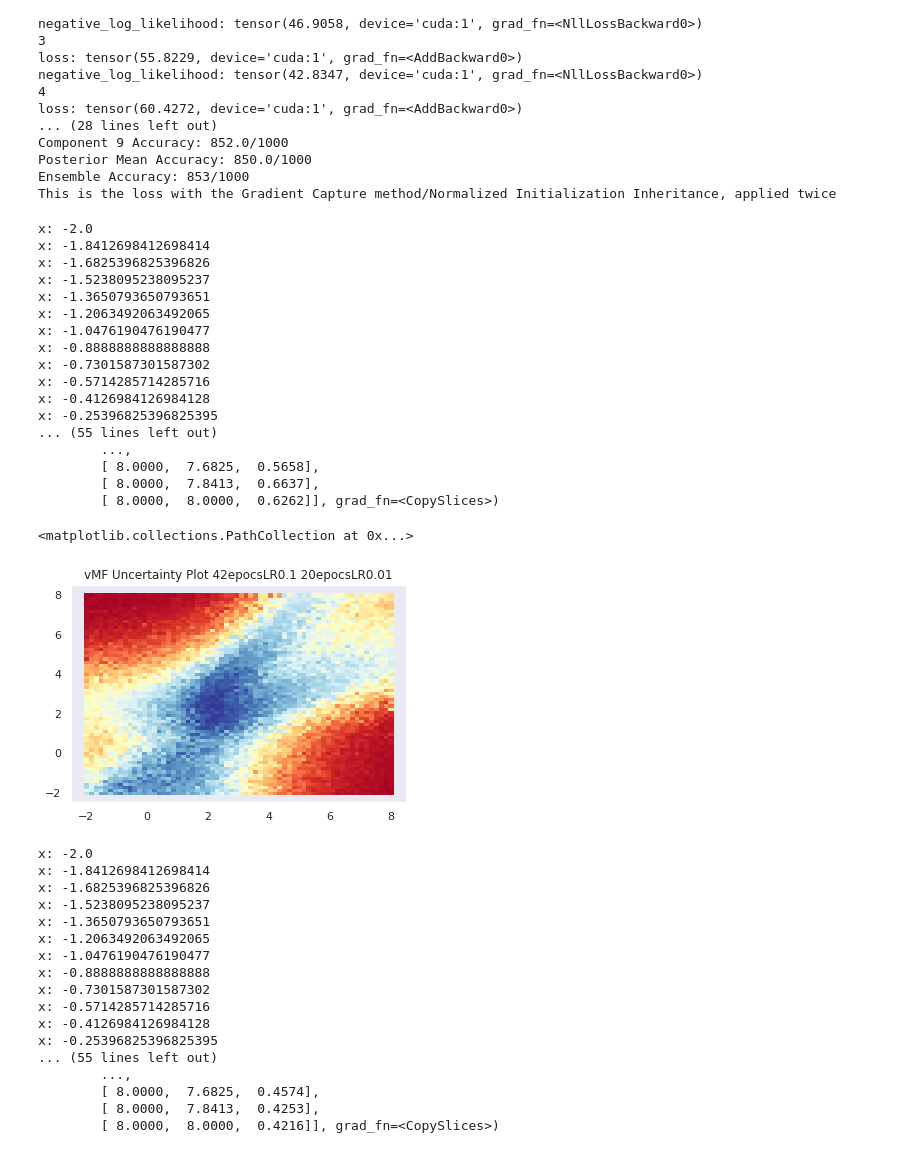
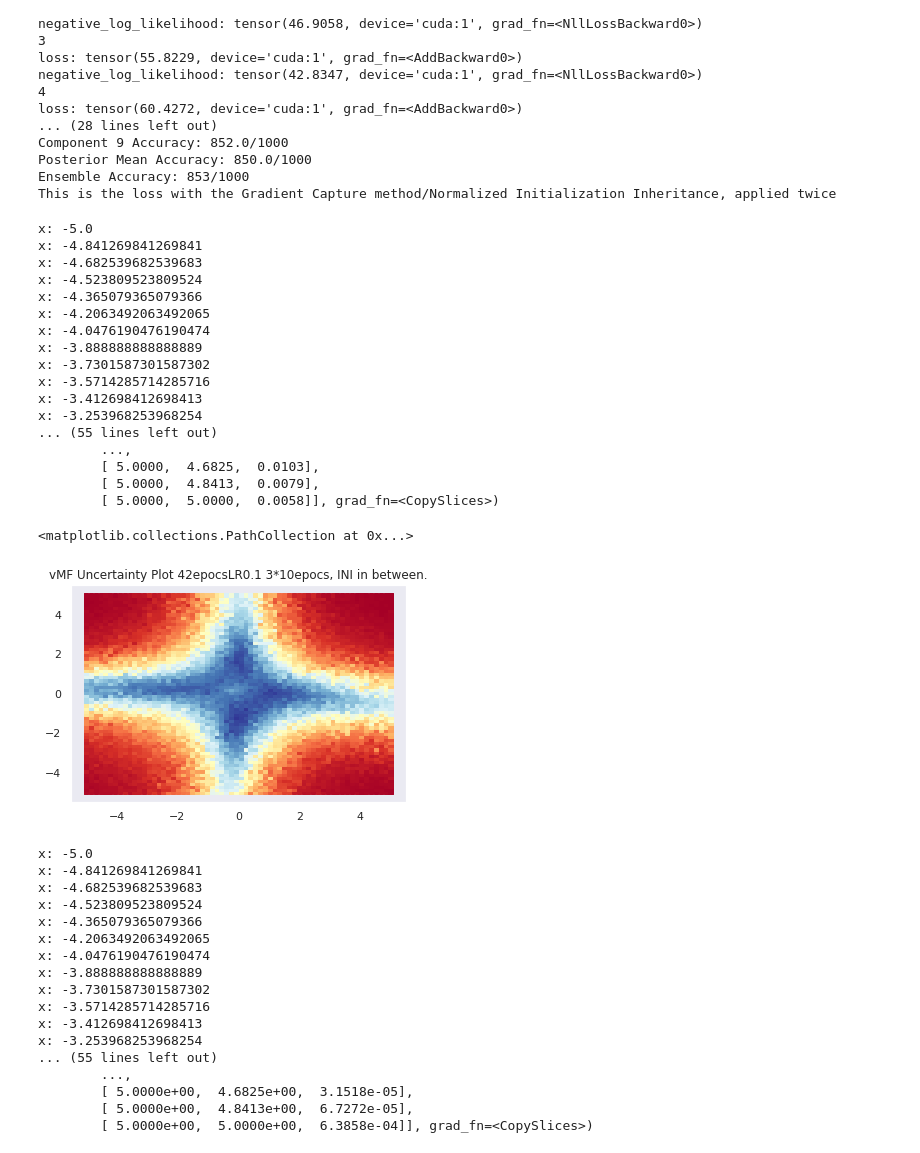
Before and after one commit to LeifMartin/BNN, a Jupyter notebook: Experiments.ipynb, the cells around one changed output. Drawn from its saved outputs; the diff is of its cells as text; code cells hidden in the pictures.

```diff
--- a/Experiments.ipynb
+++ b/Experiments.ipynb
@@ -701,7 +701,7 @@ i, j = 0, 0
 probs = torch.zeros((1,5)).to(DEVICE)
 for x in np.linspace(-5,5,RES):
     print('x:',x)
-    for y in np.linspace(-2,8,RES):
+    for y in np.linspace(-5,5,RES):
         Temps[i,0] = x
         Temps[i,1] = y
         #Temps[i,2] = net3(x,y)
@@ -717,29 +717,29 @@ print(Temps)
 #Temps = Temps.to(DEVICE)
 #net3(Temps[:,:1])
 # %% [output]
-x: -2.0
-x: -1.8412698412698414
-x: -1.6825396825396826
-x: -1.5238095238095237
-x: -1.3650793650793651
-x: -1.2063492063492065
-x: -1.0476190476190477
-x: -0.8888888888888888
-x: -0.7301587301587302
-x: -0.5714285714285716
-x: -0.4126984126984128
-x: -0.25396825396825395
+x: -5.0
+x: -4.841269841269841
+x: -4.682539682539683
+x: -4.523809523809524
+x: -4.365079365079366
+x: -4.2063492063492065
+x: -4.0476190476190474
+x: -3.888888888888889
+x: -3.7301587301587302
+x: -3.5714285714285716
+x: -3.412698412698413
+x: -3.253968253968254
 ... (55 lines left out)
         ...,
-        [ 8.0000,  7.6825,  0.5658],
-        [ 8.0000,  7.8413,  0.6637],
-        [ 8.0000,  8.0000,  0.6262]], grad_fn=<CopySlices>)
+        [ 5.0000,  4.6825,  0.0103],
+        [ 5.0000,  4.8413,  0.0079],
+        [ 5.0000,  5.0000,  0.0058]], grad_fn=<CopySlices>)
 # %%
-plt.title('vMF Uncertainty Plot 42epocsLR0.1 20epocsLR0.01')
+plt.title('vMF Uncertainty Plot 42epocsLR0.1 3*10epocs, INI in between.')
 plt.scatter(Temps[:,0].detach().numpy(), Temps[:,1].detach().numpy(), s=69000/(RES**2), c=Temps[:,2].detach().numpy(), cmap='RdYlBu', marker='s')
 # %% [output]
 <matplotlib.collections.PathCollection at 0x...>
-[figure, old version]
+[figure, new version]
 # %%
 RES = 64
 enums = 5
@@ -752,7 +752,7 @@ i, j = 0, 0
 probs = torch.zeros((1,5)).to(DEVICE)
 for x in np.linspace(-5,5,RES):
     print('x:',x)
-    for y in np.linspace(-2,8,RES):
+    for y in np.linspace(-5,5,RES):
         Temps[i,0] = x
         Temps[i,1] = y
         #Temps[i,2] = net3(x,y)
@@ -768,23 +768,23 @@ print(Temps)
 #Temps = Temps.to(DEVICE)
 #net3(Temps[:,:1])
 # %% [output]
-x: -2.0
-x: -1.8412698412698414
-x: -1.6825396825396826
-x: -1.5238095238095237
-x: -1.3650793650793651
-x: -1.2063492063492065
-x: -1.0476190476190477
-x: -0.8888888888888888
-x: -0.7301587301587302
-x: -0.5714285714285716
-x: -0.4126984126984128
-x: -0.25396825396825395
+x: -5.0
+x: -4.841269841269841
+x: -4.682539682539683
+x: -4.523809523809524
+x: -4.365079365079366
+x: -4.2063492063492065
+x: -4.0476190476190474
+x: -3.888888888888889
+x: -3.7301587301587302
+x: -3.5714285714285716
+x: -3.412698412698413
+x: -3.253968253968254
 ... (55 lines left out)
         ...,
-        [ 8.0000,  7.6825,  0.4574],
-        [ 8.0000,  7.8413,  0.4253],
-        [ 8.0000,  8.0000,  0.4216]], grad_fn=<CopySlices>)
+        [ 5.0000e+00,  4.6825e+00,  3.1518e-05],
+        [ 5.0000e+00,  4.8413e+00,  6.7272e-05],
+        [ 5.0000e+00,  5.0000e+00,  6.3858e-04]], grad_fn=<CopySlices>)
 # %%
 plt.title('Gaussian Uncertainty Plot')
 plt.scatter(Temps[:,0].detach().numpy(), Temps[:,1].detach().numpy(), s=69000/(RES**2), c=Temps[:,2].detach().numpy(), cmap='RdYlBu', marker='s')
```
Also changed, not shown: parts of 1 cell of this notebook.
